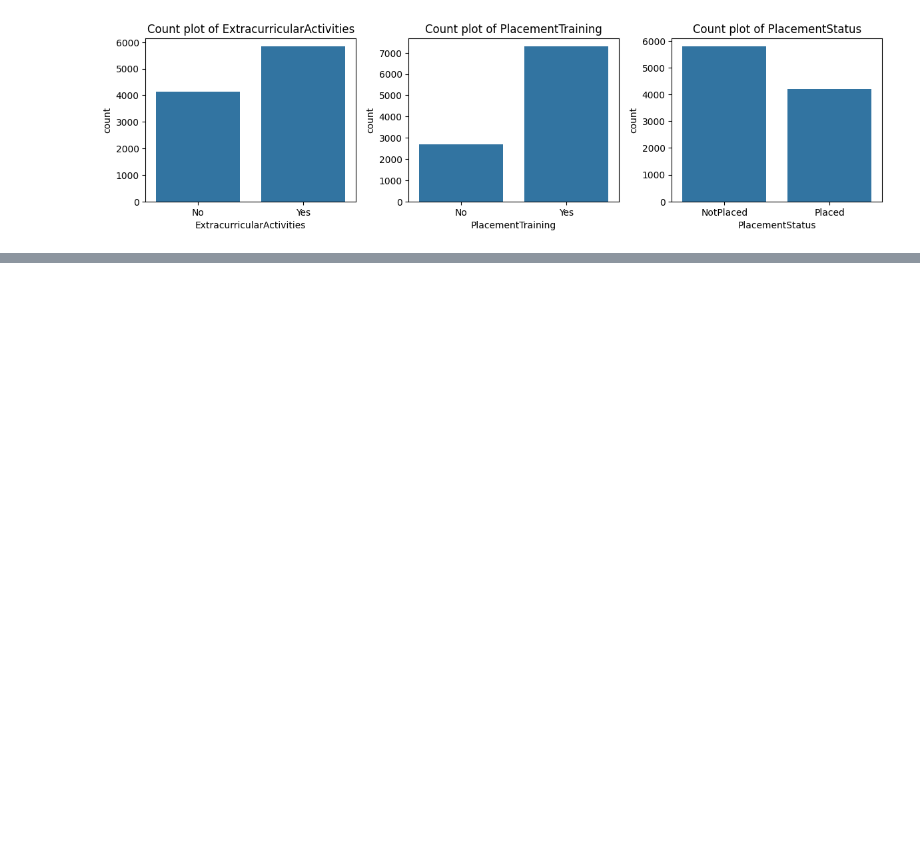
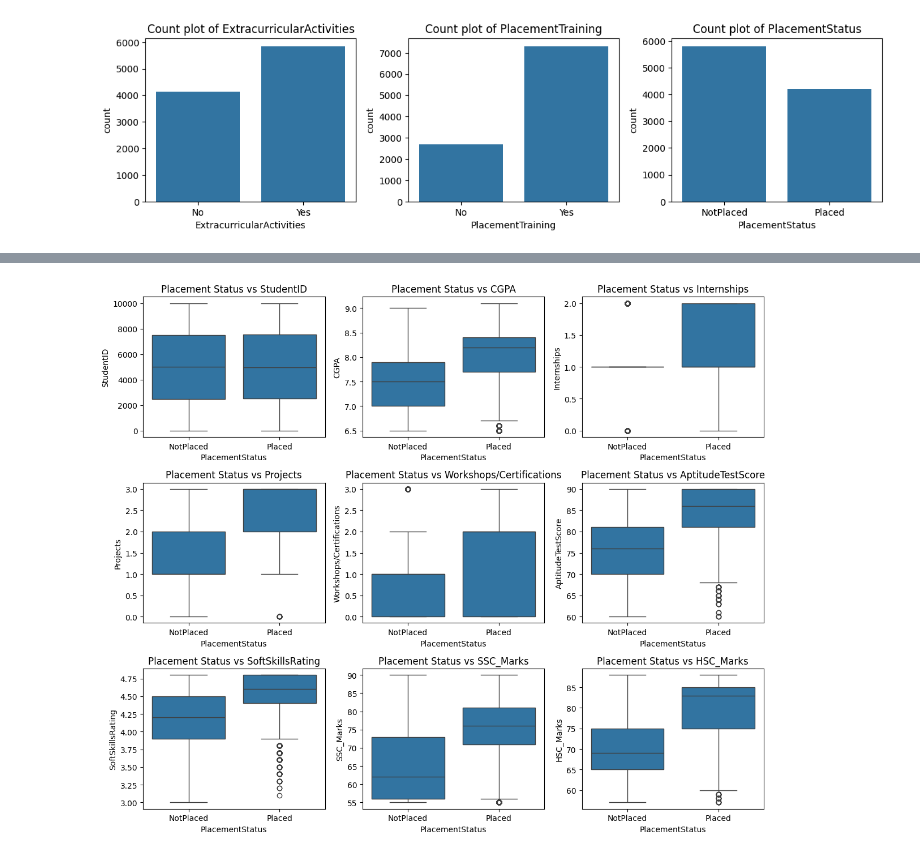
Before and after one commit to ShashankMk031/Placement_Prediction_dataset, a Jupyter notebook: eda.ipynb, the cells around one changed output, grey strips where cells are left out. Saved outputs shown, nothing was run; the diff lists cells and outputs as text; code cells hidden in the pictures; blank space fills up the shorter version.

```diff
--- a/eda.ipynb
+++ b/eda.ipynb
@@ -41,0 +137,12 @@ plt.show()
+# %%
+plt.figure(figsize=(12,10))
+
+for i , col in enumerate(numerical_cols, 1):
+    plt.subplot(3, 3, i)
+    sns.boxplot(x = data["PlacementStatus"], y = data[col])
+    plt.title(f"Placement Status vs {col}")
+
+plt.tight_layout()
+plt.show()
+# %% [output]
+[figure, added]
```
Also changed, not shown: parts of 8 cells of this notebook.
